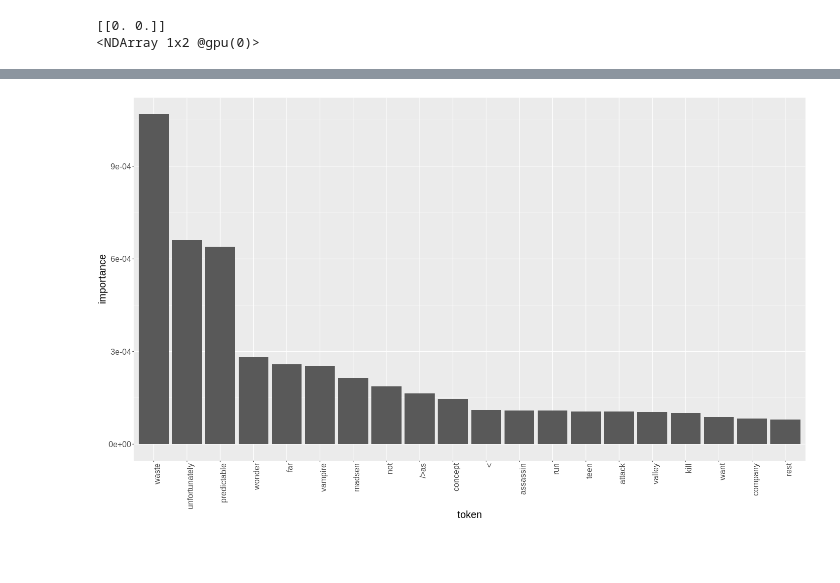
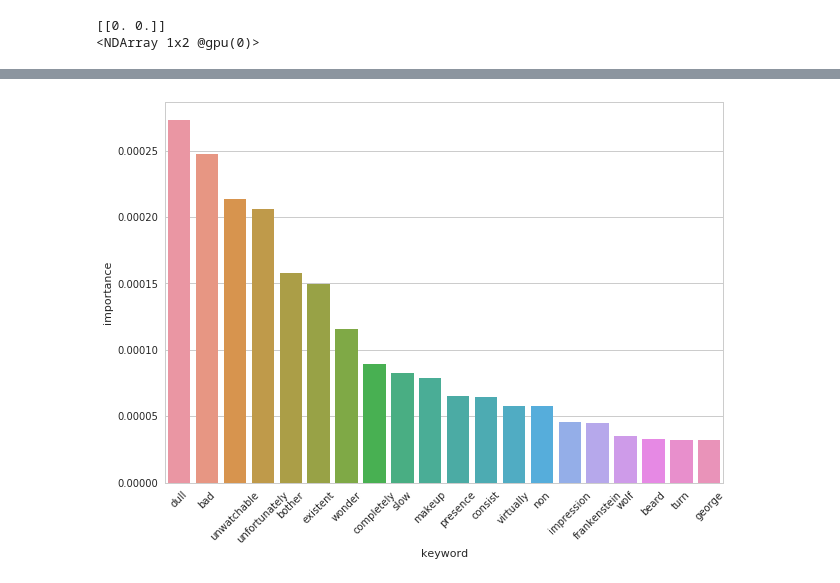
Before and after one commit to haven-jeon/grad_cam_gluon, a Jupyter notebook: text_grad_cam_imdb.ipynb, the cells around one changed output, grey strips where cells are left out. Saved outputs shown, nothing was run; the diff lists cells and outputs as text; code cells hidden in the pictures; blank space fills up the shorter version.

```diff
--- a/text_grad_cam_imdb.ipynb
+++ b/text_grad_cam_imdb.ipynb
@@ -193,6 +183,6 @@ Epoch 1. Train Loss: 0.2565163, Train Accuracy : 0.91988, Test Accuracy : 0.8687
 # %%
 def grad_cam_conv1D(model, x, y, loss, ctx):
-    with autograd.record():
+    with autograd.record(train_mode=False):
         output = model(nd.array([x,],ctx=ctx))
         loss_ = loss(output, nd.array([y,],ctx=ctx))
         output = nd.SoftmaxActivation(output)
@@ -275,6 +280,13 @@ hm_tbl_sm= hm_tbl[:20]
-# %%
-%%R -i hm_tbl_sm -w 50 -h 30 -u cm
-library(ggplot2)
-ggplot(hm_tbl_sm, aes(x = reorder(kw, -heat), y=heat)) + geom_bar(stat='identity') + theme(text = element_text(size=20), axis.text.x = element_text(angle = 90, hjust = 1)) + xlab('token') + ylab('importance')
-# %% [output]
-[figure, removed]
+# %%
+import seaborn as sns
+sns.set(style="whitegrid")
+rcParams.update({'font.size': 17})
+plt.figure(figsize=(10,7))
+
+ax = sns.barplot(x="kw", y="heat", data=hm_tbl[:20])
+plt.xticks(rotation=45)
+plt.ylabel('importance')
+plt.xlabel('keyword')
+plt.savefig('importances.png', dpi=300)
+# %% [output]
+[figure, added]
```
Also changed, not shown: parts of 11 cells of this notebook.
